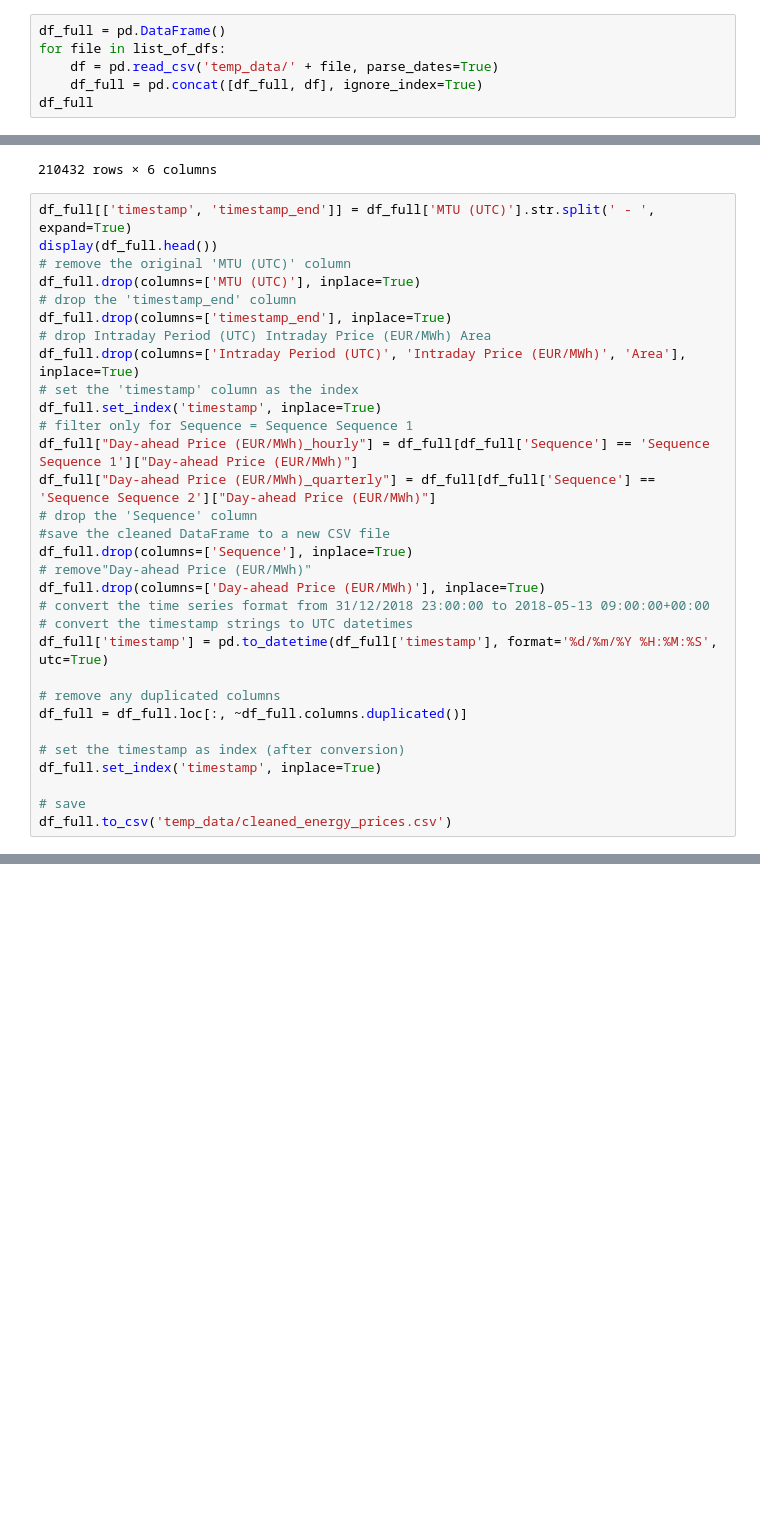
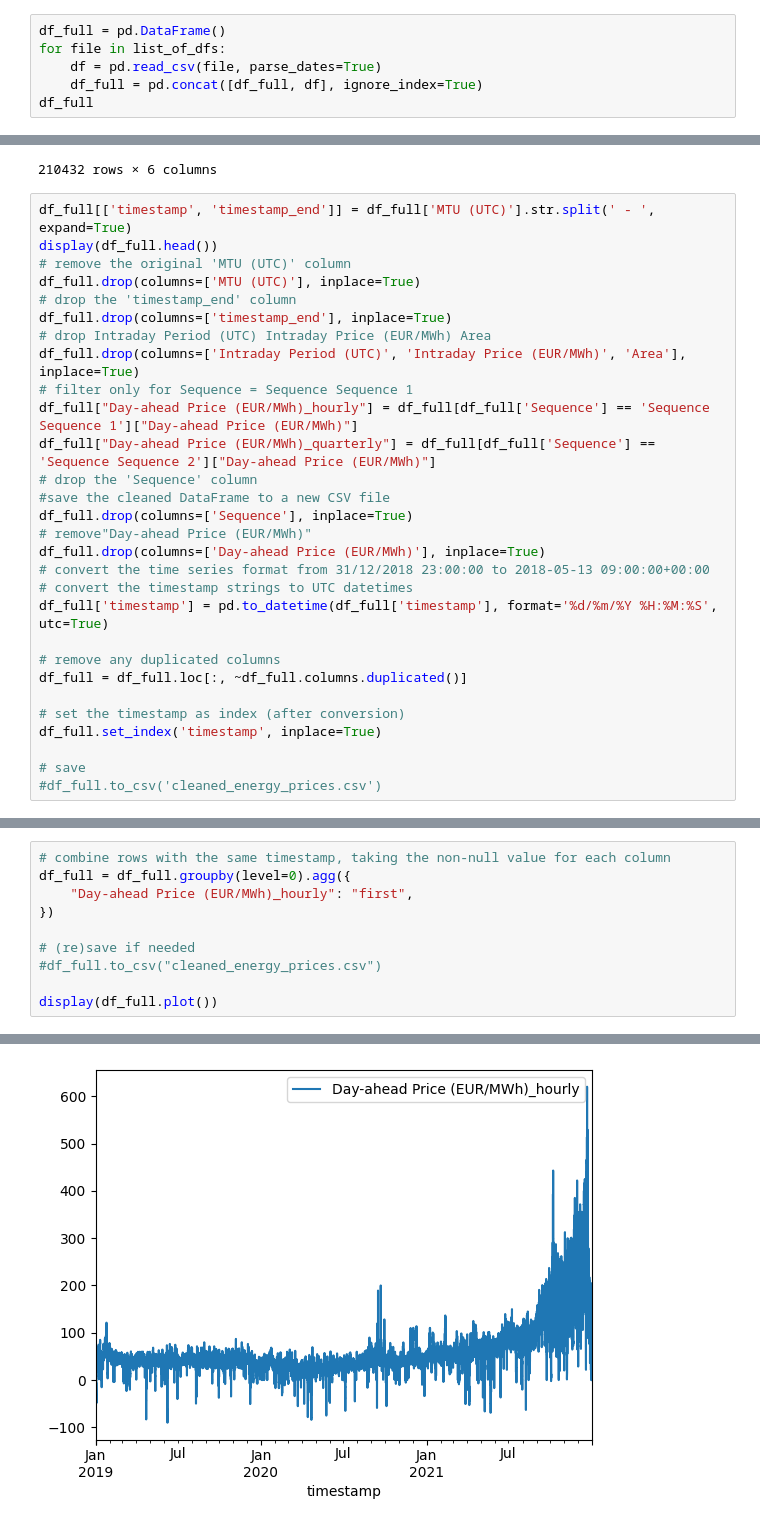
Before and after one commit to JaMoPinter/MPC-vs-RBC, a Jupyter notebook: 01_data/price_data/data_preprocessing.ipynb, the cells around one changed output, grey strips where cells are left out. Cells and saved outputs as stored; diff of their text form; blank space fills up the shorter version.

```diff
--- a/01_data/price_data/data_preprocessing.ipynb
+++ b/01_data/price_data/data_preprocessing.ipynb
@@ -9,7 +9,7 @@ list_of_dfs = [
 # %%
 df_full = pd.DataFrame()
 for file in list_of_dfs:
-    df = pd.read_csv('temp_data/' + file, parse_dates=True)
+    df = pd.read_csv(file, parse_dates=True)
     df_full = pd.concat([df_full, df], ignore_index=True)
 df_full
 # %% [output]
@@ -35,8 +35,6 @@ df_full.drop(columns=['MTU (UTC)'], inplace=True)
 df_full.drop(columns=['timestamp_end'], inplace=True)
 # drop Intraday Period (UTC) Intraday Price (EUR/MWh) Area
 df_full.drop(columns=['Intraday Period (UTC)', 'Intraday Price (EUR/MWh)', 'Area'], inplace=True)
-# set the 'timestamp' column as the index
-df_full.set_index('timestamp', inplace=True)
 # filter only for Sequence = Sequence Sequence 1
 df_full["Day-ahead Price (EUR/MWh)_hourly"] = df_full[df_full['Sequence'] == 'Sequence Sequence 1']["Day-ahead Price (EUR/MWh)"]
 df_full["Day-ahead Price (EUR/MWh)_quarterly"] = df_full[df_full['Sequence'] == 'Sequence Sequence 2']["Day-ahead Price (EUR/MWh)"]
@@ -56,7 +54,7 @@ df_full = df_full.loc[:, ~df_full.columns.duplicated()]
 df_full.set_index('timestamp', inplace=True)
 
 # save
-df_full.to_csv('temp_data/cleaned_energy_prices.csv')
+#df_full.to_csv('cleaned_energy_prices.csv')
 # %% [output]
 |  | MTU (UTC) | Area | Sequence | Day-ahead Price (EUR/MWh) | Intraday Period (UTC) | Intraday Price (EUR/MWh) | ... |
 | 0 | 31/12/2018 23:00:00 - 31/12/2018 ... | BZN|DE-LU | Sequence Sequence 1 | 28.32 | NaN | NaN | ... |
@@ -67,0 +69,11 @@ KeyError: 'timestamp'
+# %%
+# combine rows with the same timestamp, taking the non-null value for each column
+df_full = df_full.groupby(level=0).agg({
+    "Day-ahead Price (EUR/MWh)_hourly": "first",
+})
+
+# (re)save if needed
+#df_full.to_csv("cleaned_energy_prices.csv")
+
+display(df_full.plot())
+# %% [output]
@@ -67,0 +81 @@ KeyError: 'timestamp'
+[figure, added]
```
Also changed, not shown: parts of 3 cells of this notebook, 3 other files.
